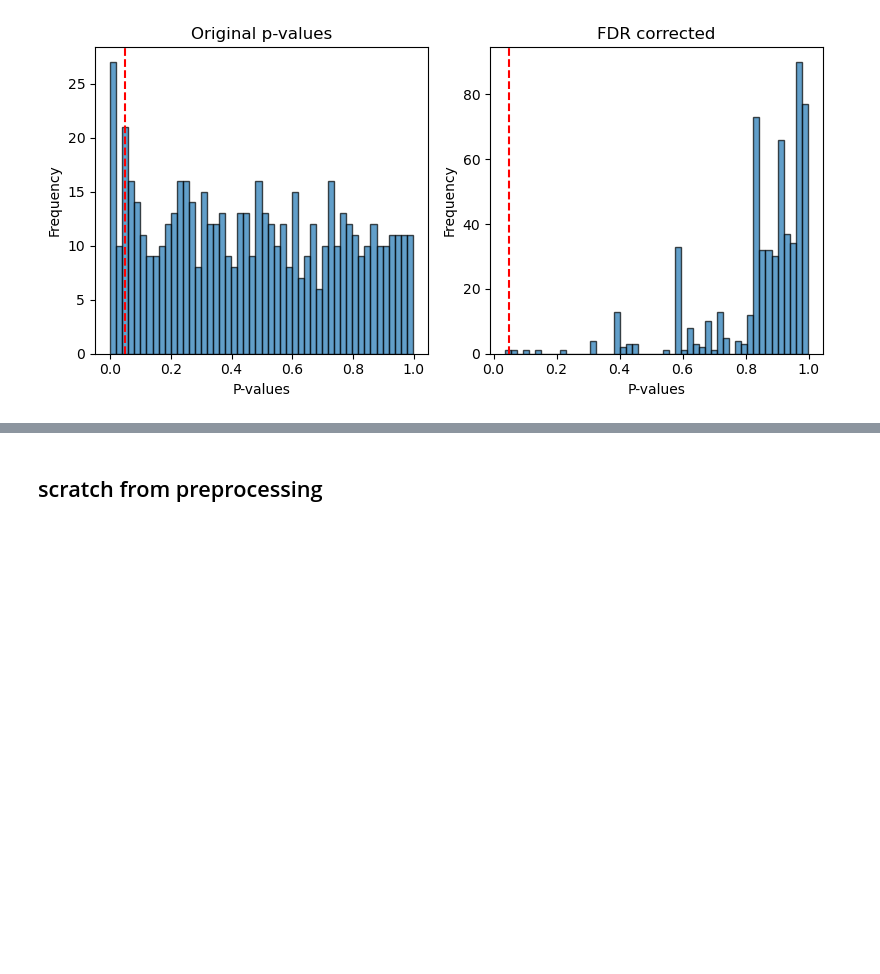
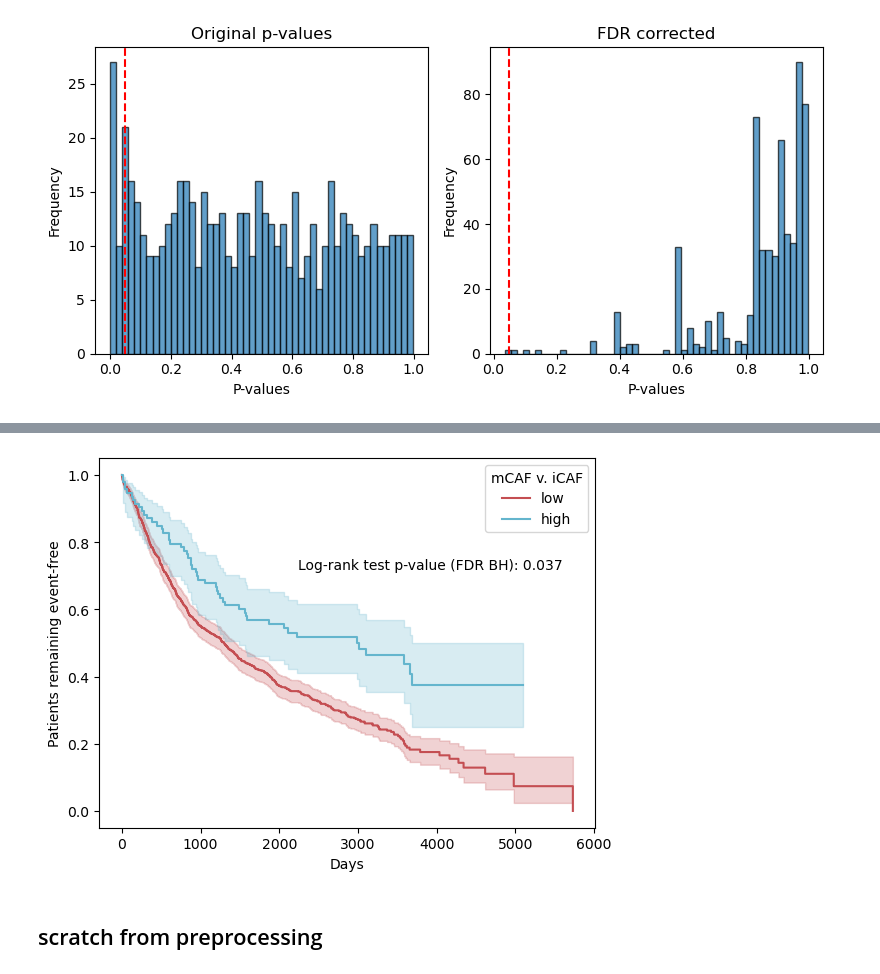
Before and after one commit to QBRC/multiTAP, a Jupyter notebook: notebooks/cell_spatial_survival.ipynb, the cells around one changed output, grey strips where cells are left out. Saved outputs shown, nothing was run; the diff lists cells and outputs as text; code cells hidden in the pictures; blank space fills up the shorter version.

Commit message:
add FDR p values to the best spatial coef

```diff
--- a/notebooks/cell_spatial_survival.ipynb
+++ b/notebooks/cell_spatial_survival.ipynb
@@ -1187,3 +1187,13 @@ plt.tight_layout()
 plt.show()
 # %% [output]
 [figure]
+# %%
+best_col = "final_cell_type_mCAF_to_final_cell_type_iCAF"
+km_cols = [best_col] + ['OS', 'Ev.O', 'Patient_ID']
+km_df = spatial_clinical_for_survival[km_cols]
+
+# stratify by expression
+median_exp = km_df[best_col].median()
+km_df['exp_group'] = np.where(km_df[best_col] > median_exp, 'high', 'low')
+
+km_df
@@ -1190,3 +1219,32 @@ plt.show()
+# %%
+from lifelines import KaplanMeierFitter
+
+# dichotomized groups
+kmf = KaplanMeierFitter()
+kmf.fit(durations=km_df[km_df['exp_group']=='low']['OS'], event_observed=km_df[km_df['exp_group']=='low']['Ev.O'], label='low')
+# ax = kmf.plot_survival_function()
+ax = kmf.plot(c=sns.color_palette('deep')[3])
+
+kmf.fit(durations=km_df[km_df['exp_group']=='high']['OS'], event_observed=km_df[km_df['exp_group']=='high']['Ev.O'], label='high')
+kmf.plot(ax=ax, c=sns.color_palette('deep')[9])
+
+results = logrank_test(km_df[km_df['exp_group']=='low']['OS'], km_df[km_df['exp_group']=='high']['OS'],
+                       event_observed_A=km_df[km_df['exp_group']=='low']['Ev.O'], event_observed_B=km_df[km_df['exp_group']=='high']['Ev.O'])
+
+
+# # from the log-rank test
+p_value = results.p_value
+
+
+# Customize the plot
+plt.text(0.4, 0.7, f'Log-rank test p-value (FDR BH): {0.037}', transform=ax.transAxes)
+plt.xlabel('Days')
+plt.ylabel('Patients remaining event-free')
+plt.legend(title="mCAF v. iCAF")
+# plt.savefig('figures/km-stroke-dichotomized.pdf', format='pdf',dpi=300)
+plt.show()
+# %% [output]
+[figure, added]
 # %% [markdown]
 ## scratch from preprocessing
 # %%
```
Also changed, not shown: parts of 8 cells of this notebook.
